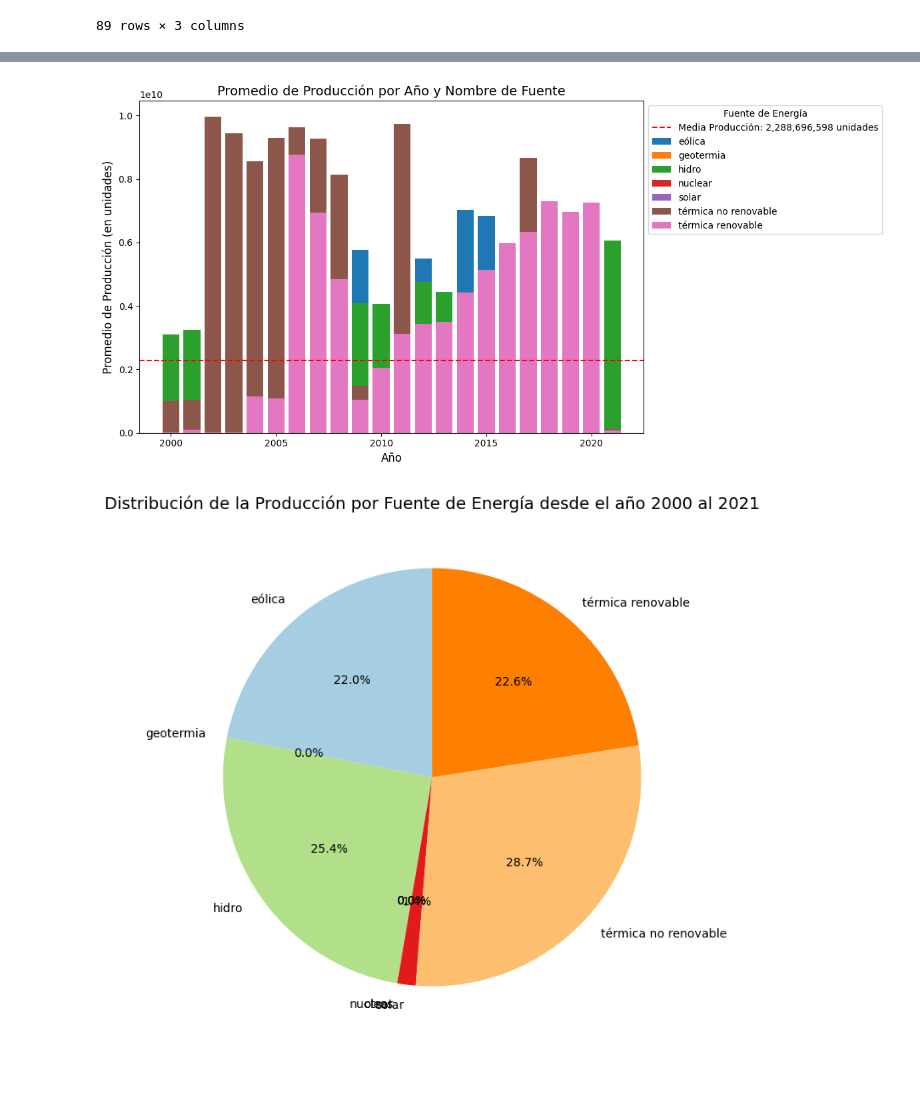
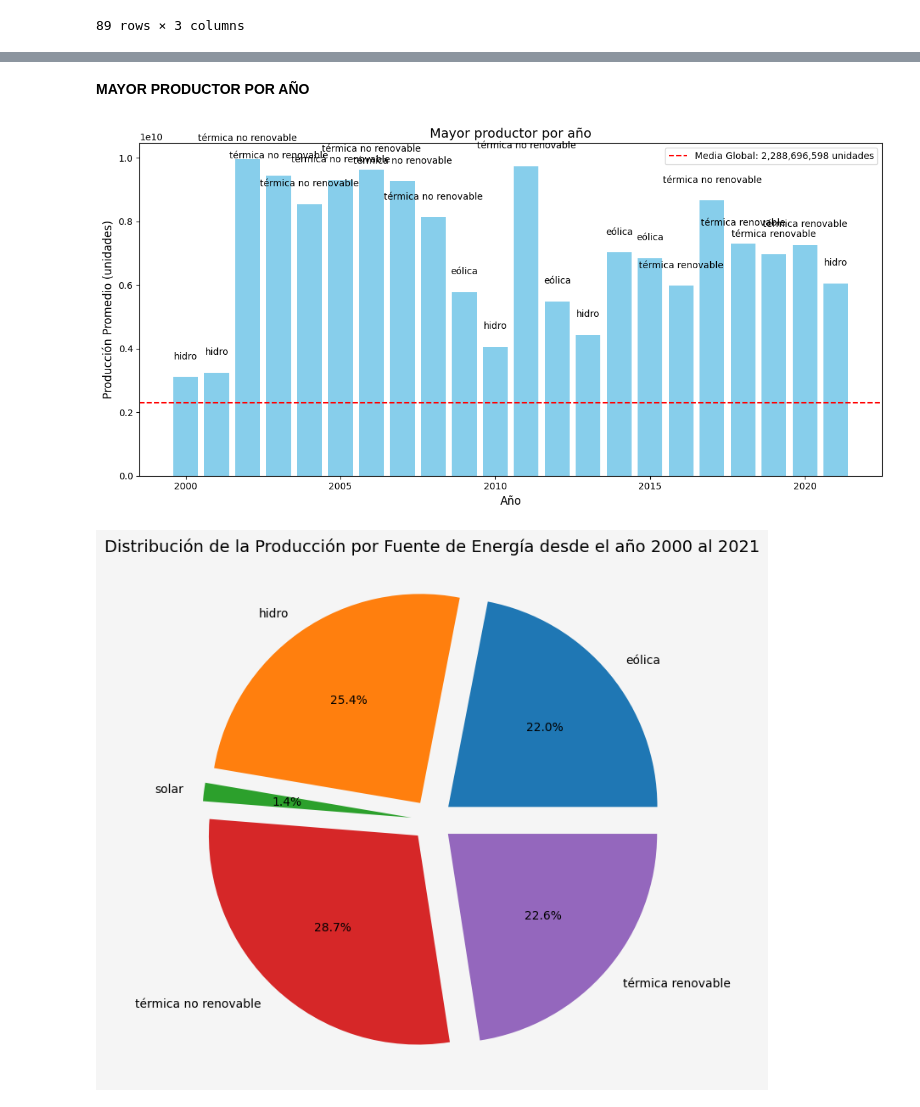
Before and after one commit to davidmartine/ProyectoEnergiaColPy, a Jupyter notebook: EnergiaCol.ipynb, the cells around one changed output, grey strips where cells are left out. Saved outputs shown, nothing was run; the diff lists cells and outputs as text; code cells hidden in the pictures; blank space fills up the shorter version.

```diff
--- a/EnergiaCol.ipynb
+++ b/EnergiaCol.ipynb
@@ -5,8 +5,11 @@ import pandas as pd
 import matplotlib.pyplot as plt
 import numpy as np
 import seaborn as sns
+from google.colab import drive
+from scipy.interpolate import make_interp_spline
+from sklearn.linear_model import LinearRegression
 
-dataFrame= pd.read_csv("generacioncapacidadelectrica.csv", sep=',',encoding='ISO-8859-1')
+dataFrame = pd.read_csv('/content/drive/MyDrive/ProyectoAnalisisDatos/Datos/Datagit/generacioncapacidadelectrica.csv', sep=',',encoding='ISO-8859-1')
 
 dataFrame
 # %% [output]
@@ -183,59 +171,66 @@ plt.show()
+# %% [markdown]
+**MAYOR PRODUCTOR POR AÑO**
 # %%
-# Paso 1: Calcular el promedio de la producción por 'Año' y 'Nombre Fuente'
+# 1. Agrupar por 'Año' y 'Nombre Fuente' y calcular el promedio de 'Produccion'
 promedio_produccion = dataFrameLD.groupby(['Año', 'Nombre Fuente'])['Produccion'].mean().reset_index()
 
-# Filtrar las filas donde 'Nombre Fuente' no sea "otros"
+# 2. Filtrar para eliminar registros donde 'Nombre Fuente' sea "otros"
 promedio_produccion = promedio_produccion[promedio_produccion['Nombre Fuente'] != 'otros']
 
-# Paso 2: Calcular la media de la producción total (sin agrupar por fuente)
+# 3. Calcular la media global de producción (opcional, para marcarla en el gráfico)
 media_produccion = promedio_produccion['Produccion'].mean()
 
-# Crear el gráfico de barras
+# Para cada año se toma el índice donde 'Produccion' es máxima
+max_por_ano = promedio_produccion.loc[promedio_produccion.groupby('Año')['Produccion'].idxmax()]
+
 plt.figure(figsize=(12, 6))
 
-# Graficar las barras para cada fuente de energía
-for fuente in promedio_produccion['Nombre Fuente'].unique():
-    # Filtrar los datos para cada fuente de energía
-    data = promedio_produccion[promedio_produccion['Nombre Fuente'] == fuente]
-    # Graficar las barras para cada fuente, donde el eje X es el 'Año' y el eje Y es el promedio de 'Produccion'
-    plt.bar(data['Año'], data['Produccion'], label=fuente)
+# Graficar las barras: cada barra representa el mayor productor de ese año
+plt.bar(max_por_ano['Año'], max_por_ano['Produccion'], color='skyblue')
 
-# Paso 3: Agregar la línea de la media
-plt.axhline(y=media_produccion, color='red', linestyle='--', label=f'Media Producción: {media_produccion:,.0f} unidades')
+# Agregar etiquetas sobre cada barra indicando el 'Nombre Fuente'
+for index, row in max_por_ano.iterrows():
+    plt.text(row['Año'], row['Produccion'] + 0.05 * max_por_ano['Produccion'].max(),
+             row['Nombre Fuente'], ha='center', va='bottom', fontsize=10)
 
-# Personalizar el gráfico
-plt.title('Promedio de Producción por Año y Nombre de Fuente', fontsize=14)
+# Agregar una línea horizontal que muestra la media global de producción (opcional)
+plt.axhline(y=media_produccion, color='red', linestyle='--',
+            label=f'Media Global: {media_produccion:,.0f} unidades')
+
+# Personalizar la gráfica
+plt.title('Mayor productor por año', fontsize=14)
 plt.xlabel('Año', fontsize=12)
-plt.ylabel('Promedio de Producción (en unidades)', fontsize=12)
+plt.ylabel('Producción Promedio (unidades)', fontsize=12)
+plt.legend()
 
-# Añadir una leyenda para las fuentes de energía y la línea de la media
-plt.legend(title="Fuente de Energía", loc='upper left', bbox_to_anchor=(1, 1))
-
-# Ajustar el layout para evitar que se sobrepongan elementos
 plt.tight_layout()
-
-# Mostrar el gráfico
 plt.show()
 # %% [output]
-[figure, old version]
+[figure, new version]
 # %%
-# Paso 1: Agrupar los datos por 'Nombre Fuente' y sumar la producción
-# Primero, aseguramos que 'Produccion' sea de tipo string y luego limpiamos los datos
 produccion_por_fuente = promedio_produccion.groupby('Nombre Fuente')['Produccion'].apply(
     lambda x: x.str.replace('K', '').str.replace(',', '').astype(float).sum() if x.dtype == 'O' else x.sum()
 ).reset_index()
 
+# Filtrar y asignar al DataFrame solo las filas donde 'Produccion' es mayor a 0.0
+produccion_por_fuente = produccion_por_fuente[produccion_por_fuente['Produccion'] > 0.0]
+
+
 # Paso 2: Crear la torta
-plt.figure(figsize=(8, 8))
-plt.pie(produccion_por_fuente['Produccion'], labels=produccion_por_fuente['Nombre Fuente'], autopct='%1.1f%%', startangle=90, colors=plt.cm.Paired.colors)
+##plt.figure(figsize=(8, 8))
+##plt.pie(produccion_por_fuente['Produccion'], labels=produccion_por_fuente['Nombre Fuente'], autopct='%1.1f%%', startangle=90, colors=plt.cm.Paired.colors)
+plt.figure(figsize=(8, 8) , facecolor='whitesmoke')
+plt.pie(produccion_por_fuente['Produccion'], labels=produccion_por_fuente['Nombre Fuente'],explode=(0.1,0.1,0.1,0.1,0.1),autopct='%1.1f%%')
+plt.grid(True)
 
 # Paso 3: Personalizar el gráfico
 plt.title('Distribución de la Producción por Fuente de Energía desde el año 2000 al 2021', fontsize=14)
 
+
 # Mostrar el gráfico
 plt.show()
 # %% [output]
-[figure, old version]
+[figure, new version]
 # %%
 
 # Paso 1: Agrupar los datos por 'Año' y 'Nombre Fuente' y calcular el promedio de producción
```
Also changed, not shown: parts of 4 cells of this notebook.
